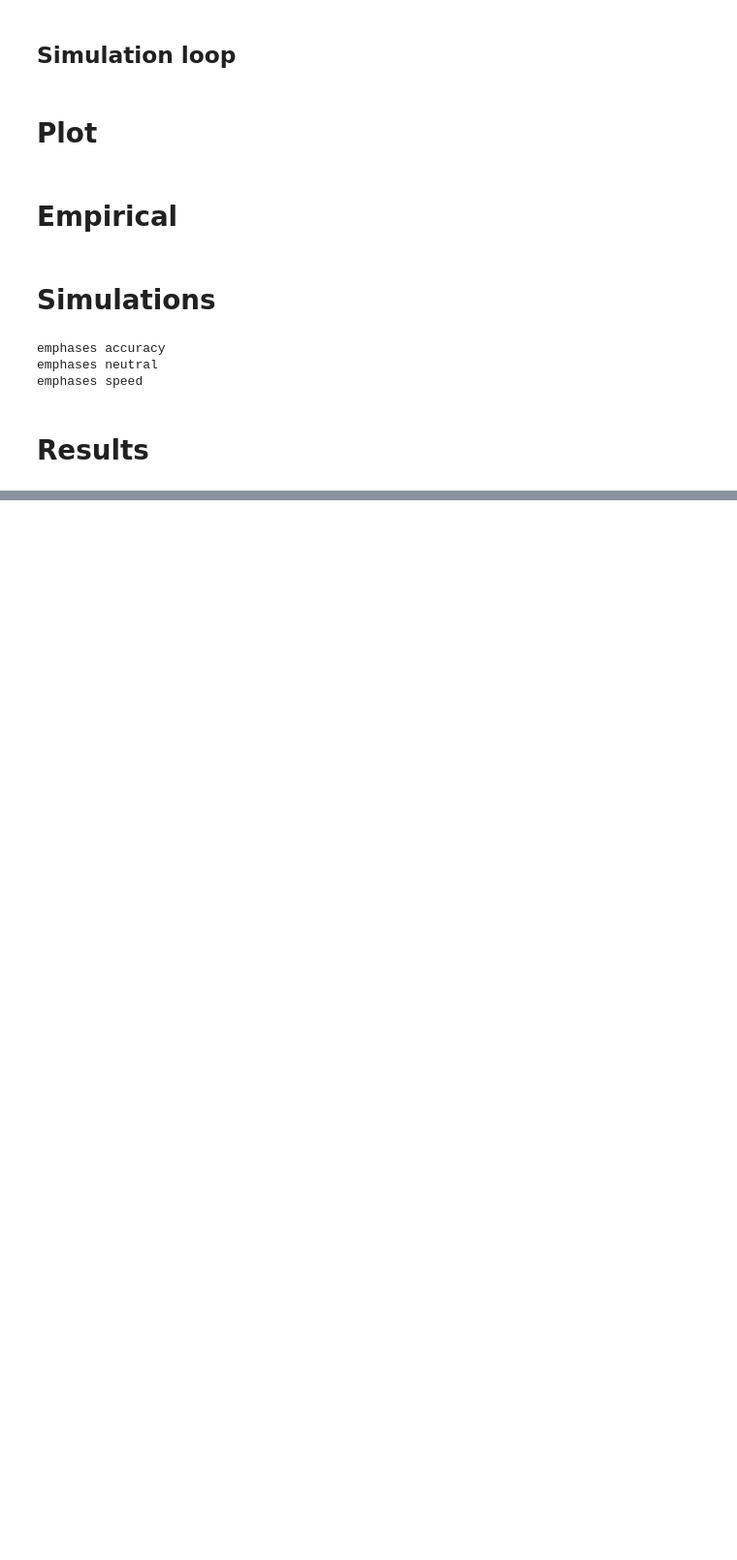
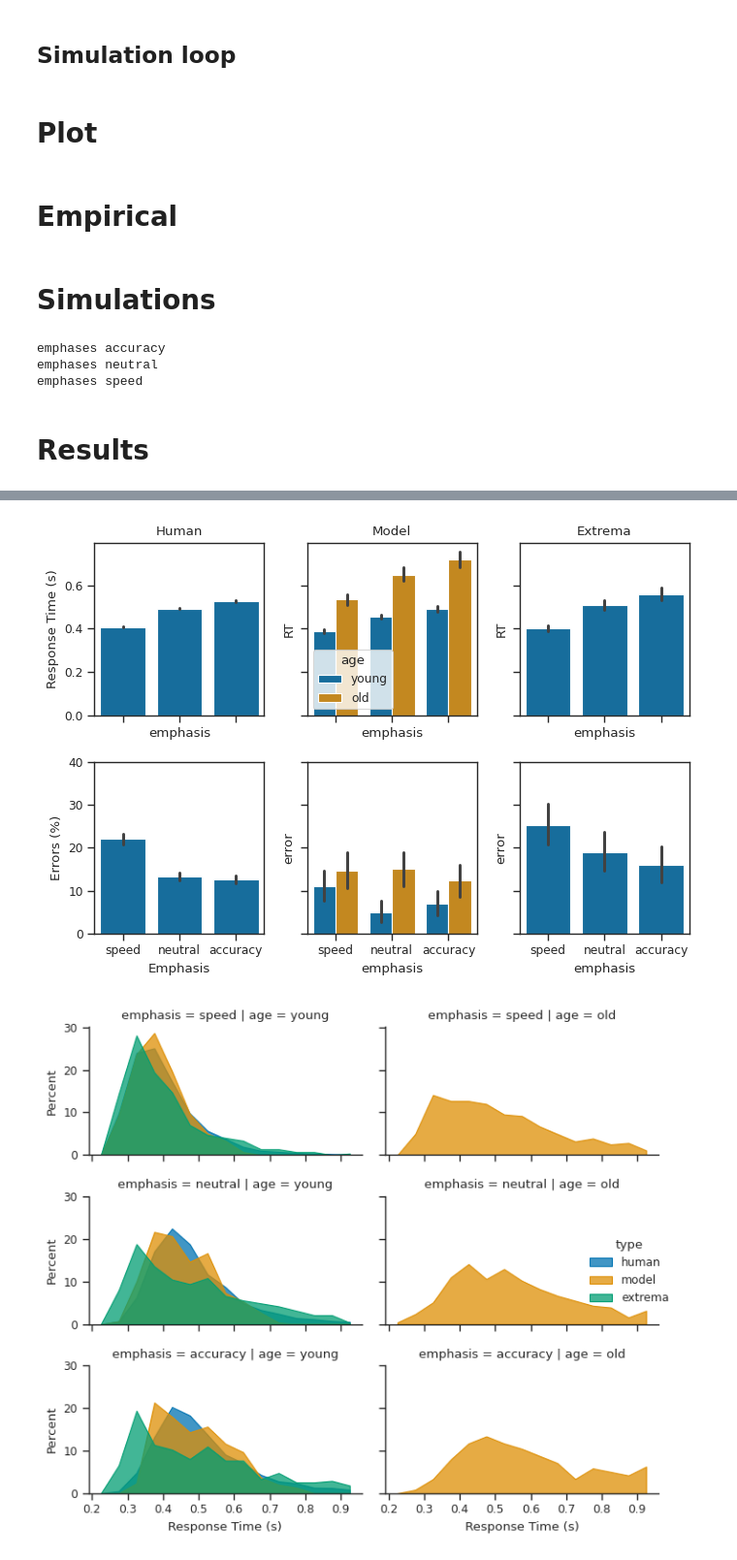
Before and after one commit to psipeter/speed-accuracy-tradeoff, a Jupyter notebook: forstmann_compare.ipynb, the cells around one changed output, grey strips where cells are left out. Shown: that part at 97% size. Saved outputs shown, nothing was run; the diff lists cells and outputs as text; code cells hidden in the pictures; blank space fills up the shorter version.

```diff
--- a/forstmann_compare.ipynb
+++ b/forstmann_compare.ipynb
@@ -407,0 +417,6 @@ plot_RTs("may29_decoders", "forstmann2011", "may30_extrema")
+# %%
+plot_young_old("june3", "forstmann2011", "may31_extrema")
+plot_RTs("june3", "forstmann2011", "may31_extrema")
+# %% [output]
+[figure, added]
+[figure, added]
```
Also changed, not shown: parts of 8 cells of this notebook, 6 other files.
